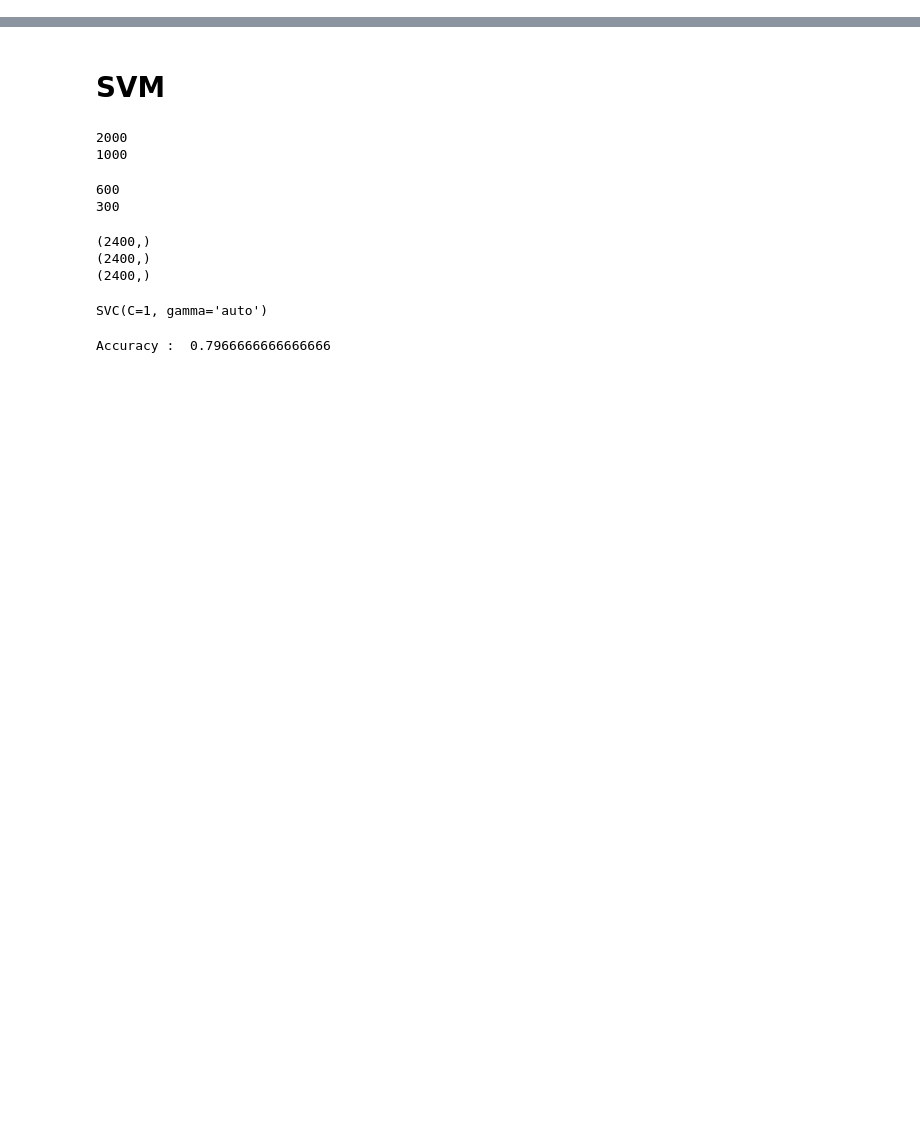
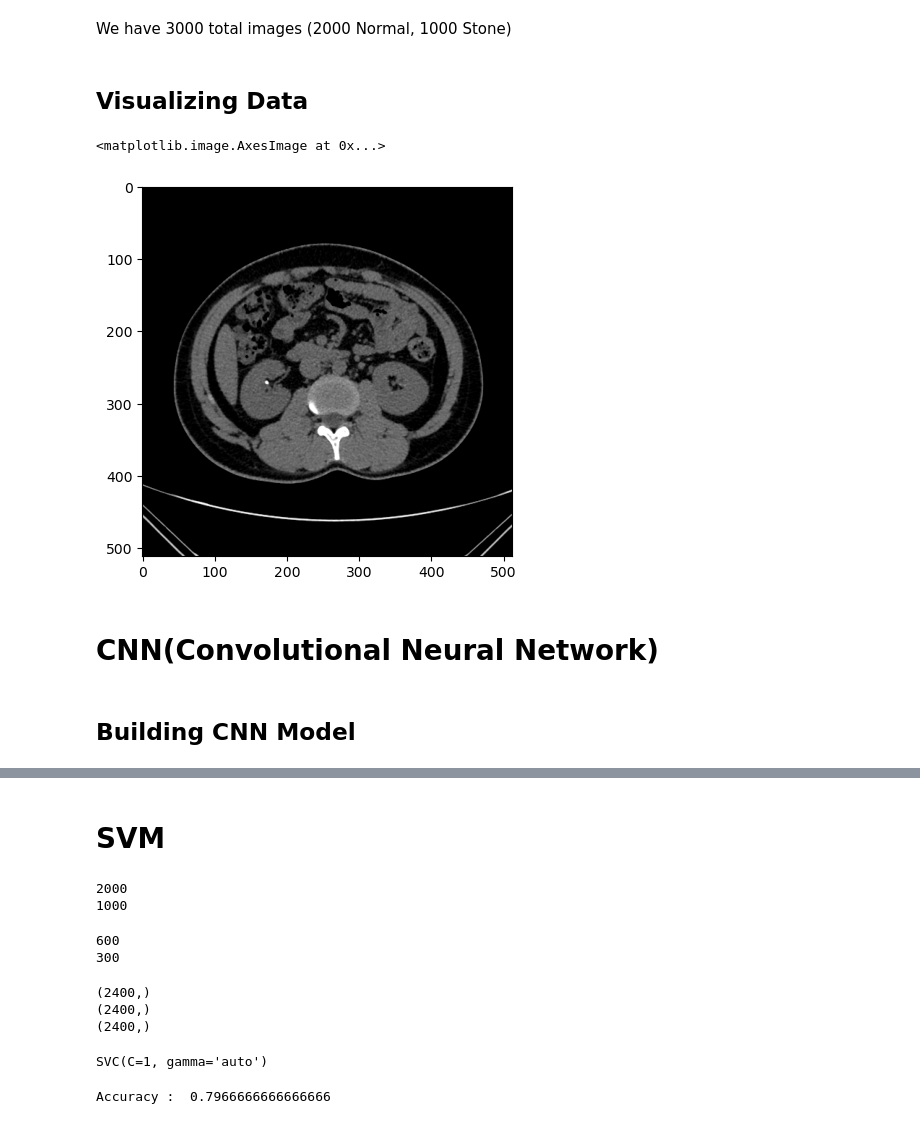
Before and after one commit to junaid-1013/Kidney-Stone-Detection, a Jupyter notebook: Kidney_Stone_Detection.ipynb, the cells around one changed output, grey strips where cells are left out. Saved outputs shown, nothing was run; the diff lists cells and outputs as text; code cells hidden in the pictures; blank space fills up the shorter version.

```diff
--- a/Kidney_Stone_Detection.ipynb
+++ b/Kidney_Stone_Detection.ipynb
@@ -90,0 +67,15 @@ Epoch 46/46
+# %% [markdown]
+We have 3000 total images (2000 Normal, 1000 Stone)
+# %% [markdown]
+## Visualizing Data
+# %%
+sample = random.choice(filenames)
+image = load_img("./CT_Images/Train/"+sample)
+plt.imshow(image)
+# %% [output]
+<matplotlib.image.AxesImage at 0x...>
+[figure, added]
+# %% [markdown]
+# CNN(Convolutional Neural Network)
+# %% [markdown]
+## Building CNN Model
```
Also changed, not shown: parts of 71 cells of this notebook, 4 other files.
